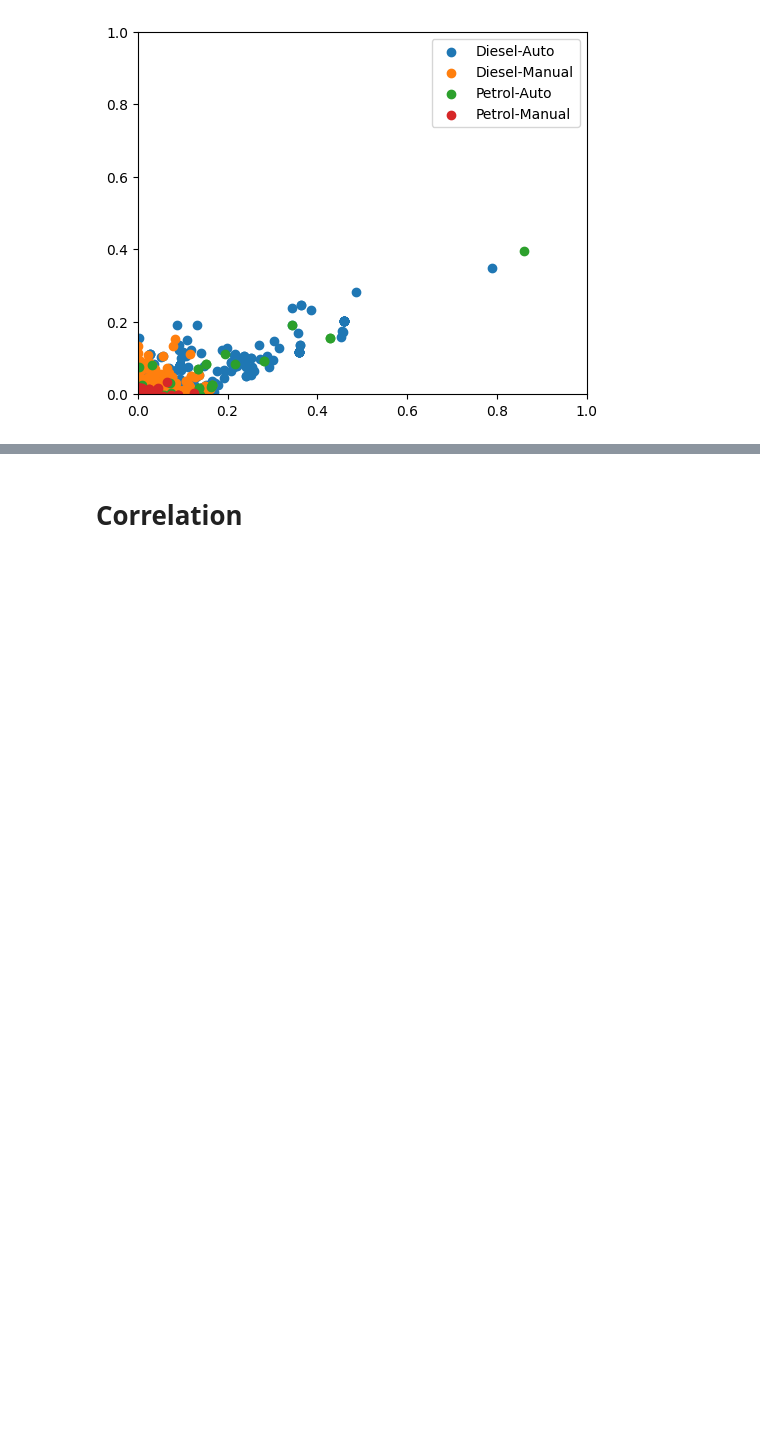
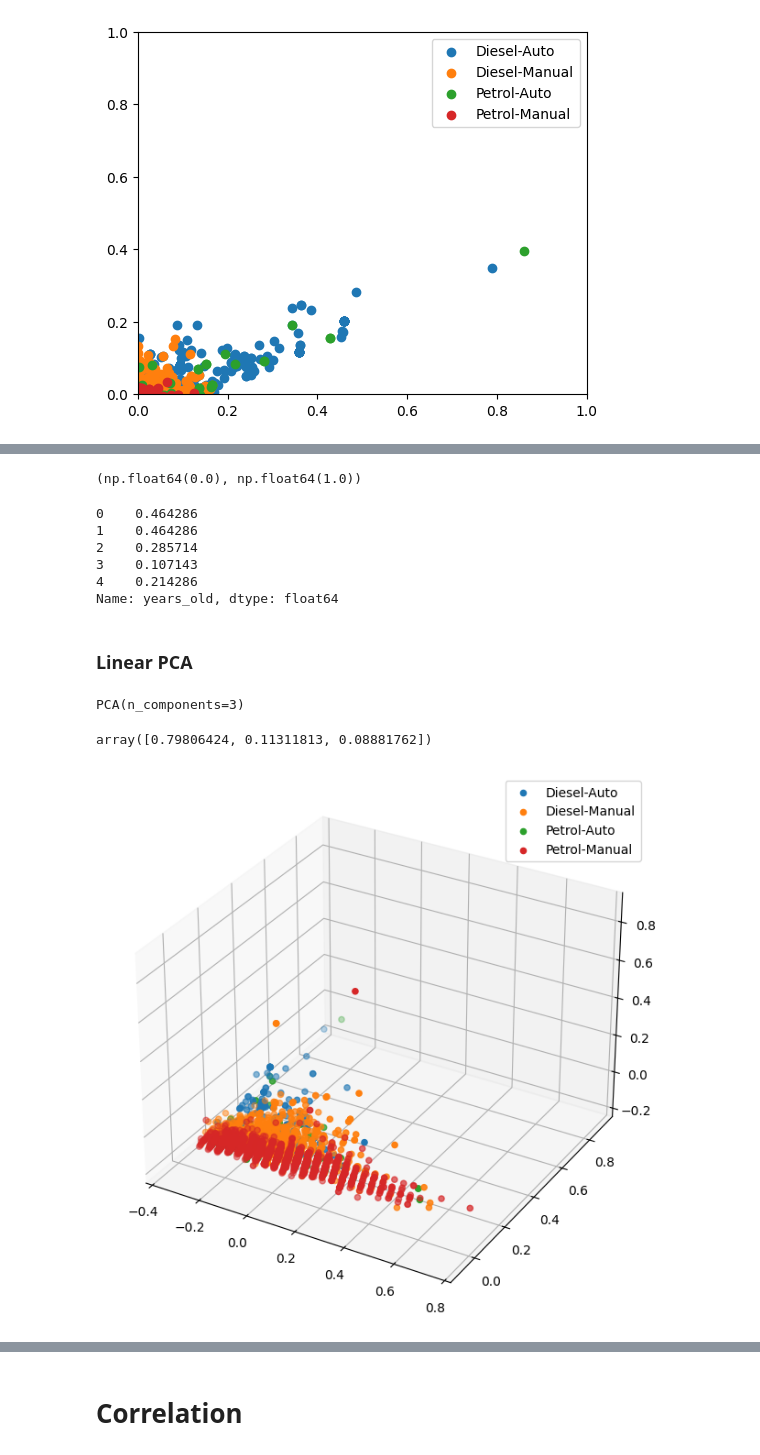
Before and after one commit to sameervk/OpenDataScienceSandbox, a Jupyter notebook: QuantileRegression/QuantileRegression_nb1.ipynb, the cells around one changed output, grey strips where cells are left out. Drawn from its saved outputs; the diff is of its cells as text; code cells hidden in the pictures; blank space fills up the shorter version.

```diff
--- a/QuantileRegression/QuantileRegression_nb1.ipynb
+++ b/QuantileRegression/QuantileRegression_nb1.ipynb
@@ -555,0 +564,44 @@ plt.show()
+# %%
+df_updated["years_old"] = MinMaxScaler().fit_transform(df_updated[["years_old"]])
+df_updated["years_old"].min(), df_updated["years_old"].max()
+# %% [output]
+(np.float64(0.0), np.float64(1.0))
+# %%
+df_updated["years_old"].head(5)
+# %% [output]
+0    0.464286
+1    0.464286
+2    0.285714
+3    0.107143
+4    0.214286
+Name: years_old, dtype: float64
+# %% [markdown]
+### Linear PCA
+# %%
+transformer_l = PCA(n_components=3)
+transformer_l.fit(df_updated[["selling_price", "km_driven", "years_old"]])
+# %% [output]
+PCA(n_components=3)
+# %%
+transformer_l.explained_variance_ratio_
+# %% [output]
+array([0.79806424, 0.11311813, 0.08881762])
+# %%
+X_transformed_l = transformer_l.transform(df_updated[["selling_price", "km_driven", "years_old"]])
+# %%
+fig = plt.figure(figsize=(6,6), constrained_layout=True)
+ax = fig.add_subplot(projection='3d')
+
+ax.scatter(X_transformed_l[id_diesel_auto, 0], X_transformed_l[id_diesel_auto, 1], X_transformed_l[id_diesel_auto, 2], label="Diesel-Auto")
+ax.scatter(X_transformed_l[id_diesel_manual, 0], X_transformed_l[id_diesel_manual, 1], X_transformed_l[id_diesel_manual, 2], label="Diesel-Manual")
+ax.scatter(X_transformed_l[id_petrol_auto, 0], X_transformed_l[id_petrol_auto, 1], X_transformed_l[id_petrol_auto, 2], label="Petrol-Auto")
+ax.scatter(X_transformed_l[id_petrol_manual, 0], X_transformed_l[id_petrol_manual, 1], X_transformed_l[id_petrol_manual, 2], label="Petrol-Manual")
+
+ax.legend(loc='best')
+
+# ax.set_xlim([-1,1])
+# ax.set_ylim([-1,1])
+# ax.set_zlim([-1,1])
+plt.show()
+# %% [output]
+[figure, added]
```
Also changed, not shown: parts of 26 cells of this notebook, 1 other file.
